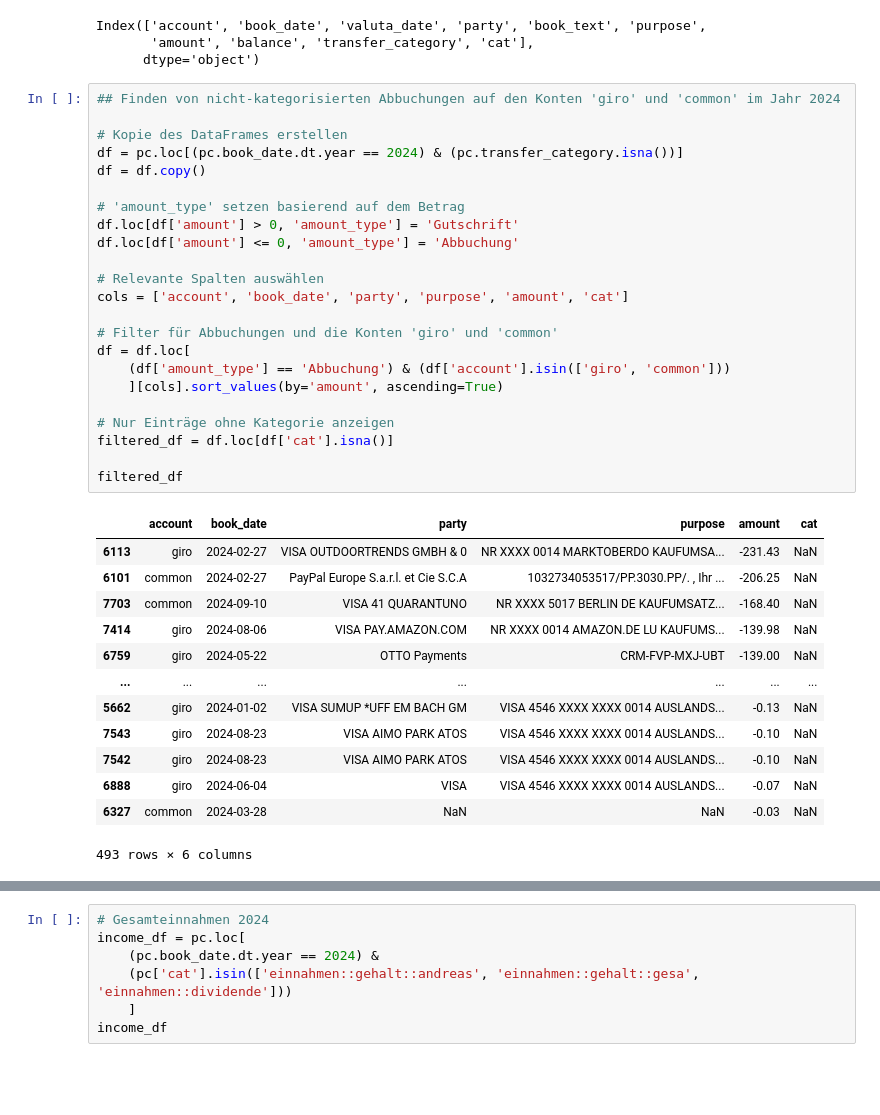
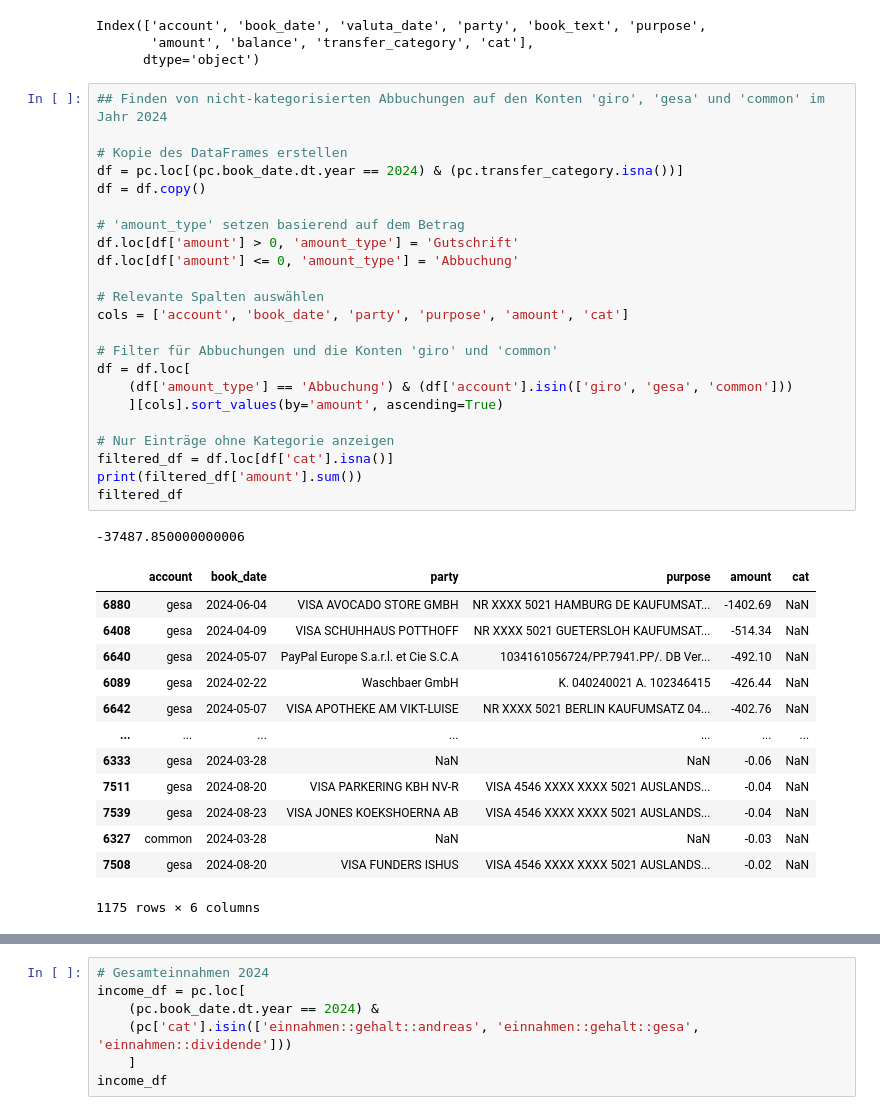
Before and after one commit to anpr/pandacount, a Jupyter notebook: panda_scratch.ipynb, the cells around one changed output, grey strips where cells are left out. Saved outputs shown, nothing was run; the diff lists cells and outputs as text; blank space fills up the shorter version.

Commit message:
gesa categories #2

```diff
--- a/panda_scratch.ipynb
+++ b/panda_scratch.ipynb
@@ -10,39 +10,40 @@ Index(['account', 'book_date', 'valuta_date', 'party', 'book_text', 'purpose',
        'amount', 'balance', 'transfer_category', 'cat'],
       dtype='object')
 # %%
-## Finden von nicht-kategorisierten Abbuchungen auf den Konten 'giro' und 'common' im Jahr 2024
+## Finden von nicht-kategorisierten Abbuchungen auf den Konten 'giro', 'gesa' und 'common' im Jahr 2024
 
 # Kopie des DataFrames erstellen
 df = pc.loc[(pc.book_date.dt.year == 2024) & (pc.transfer_category.isna())]
 df = df.copy()
 
 # 'amount_type' setzen basierend auf dem Betrag
 df.loc[df['amount'] > 0, 'amount_type'] = 'Gutschrift'
 df.loc[df['amount'] <= 0, 'amount_type'] = 'Abbuchung'
 
 # Relevante Spalten auswählen
 cols = ['account', 'book_date', 'party', 'purpose', 'amount', 'cat']
 
 # Filter für Abbuchungen und die Konten 'giro' und 'common'
 df = df.loc[
-    (df['amount_type'] == 'Abbuchung') & (df['account'].isin(['giro', 'common']))
+    (df['amount_type'] == 'Abbuchung') & (df['account'].isin(['giro', 'gesa', 'common']))
     ][cols].sort_values(by='amount', ascending=True)
 
 # Nur Einträge ohne Kategorie anzeigen
 filtered_df = df.loc[df['cat'].isna()]
-
+print(filtered_df['amount'].sum())
 filtered_df
 # %% [output]
+-37487.850000000006
 |  | account | book_date | party | purpose | amount | cat |
-| 6113 | giro | 2024-02-27 | VISA OUTDOORTRENDS GMBH & 0 | NR XXXX 0014 MARKTOBERDO KAUFUMSA... | -231.43 | NaN |
-| 6101 | common | 2024-02-27 | PayPal Europe S.a.r.l. et Cie S.C.A | 1032734053517/PP.3030.PP/. , Ihr ... | -206.25 | NaN |
-| 7703 | common | 2024-09-10 | VISA 41 QUARANTUNO | NR XXXX 5017 BERLIN DE KAUFUMSATZ... | -168.40 | NaN |
-| 7414 | giro | 2024-08-06 | VISA PAY.AMAZON.COM | NR XXXX 0014 AMAZON.DE LU KAUFUMS... | -139.98 | NaN |
-| 6759 | giro | 2024-05-22 | OTTO Payments | CRM-FVP-MXJ-UBT | -139.00 | NaN |
+| 6880 | gesa | 2024-06-04 | VISA AVOCADO STORE GMBH | NR XXXX 5021 HAMBURG DE KAUFUMSAT... | -1402.69 | NaN |
+| 6408 | gesa | 2024-04-09 | VISA SCHUHHAUS POTTHOFF | NR XXXX 5021 GUETERSLOH KAUFUMSAT... | -514.34 | NaN |
+| 6640 | gesa | 2024-05-07 | PayPal Europe S.a.r.l. et Cie S.C.A | 1034161056724/PP.7941.PP/. DB Ver... | -492.10 | NaN |
+| 6089 | gesa | 2024-02-22 | Waschbaer GmbH | K. 040240021 A. 102346415 | -426.44 | NaN |
+| 6642 | gesa | 2024-05-07 | VISA APOTHEKE AM VIKT-LUISE | NR XXXX 5021 BERLIN KAUFUMSATZ 04... | -402.76 | NaN |
 | ... | ... | ... | ... | ... | ... | ... |
-| 5662 | giro | 2024-01-02 | VISA SUMUP *UFF EM BACH GM | VISA 4546 XXXX XXXX 0014 AUSLANDS... | -0.13 | NaN |
-| 7543 | giro | 2024-08-23 | VISA AIMO PARK ATOS | VISA 4546 XXXX XXXX 0014 AUSLANDS... | -0.10 | NaN |
-| 7542 | giro | 2024-08-23 | VISA AIMO PARK ATOS | VISA 4546 XXXX XXXX 0014 AUSLANDS... | -0.10 | NaN |
-| 6888 | giro | 2024-06-04 | VISA | VISA 4546 XXXX XXXX 0014 AUSLANDS... | -0.07 | NaN |
+| 6333 | gesa | 2024-03-28 | NaN | NaN | -0.06 | NaN |
+| 7511 | gesa | 2024-08-20 | VISA PARKERING KBH NV-R | VISA 4546 XXXX XXXX 5021 AUSLANDS... | -0.04 | NaN |
+| 7539 | gesa | 2024-08-23 | VISA JONES KOEKSHOERNA AB | VISA 4546 XXXX XXXX 5021 AUSLANDS... | -0.04 | NaN |
 | 6327 | common | 2024-03-28 | NaN | NaN | -0.03 | NaN |
+| 7508 | gesa | 2024-08-20 | VISA FUNDERS ISHUS | VISA 4546 XXXX XXXX 5021 AUSLANDS... | -0.02 | NaN |
-493 rows × 6 columns
+1175 rows × 6 columns
```
Also changed, not shown: parts of 4 cells of this notebook, 3 other files.
